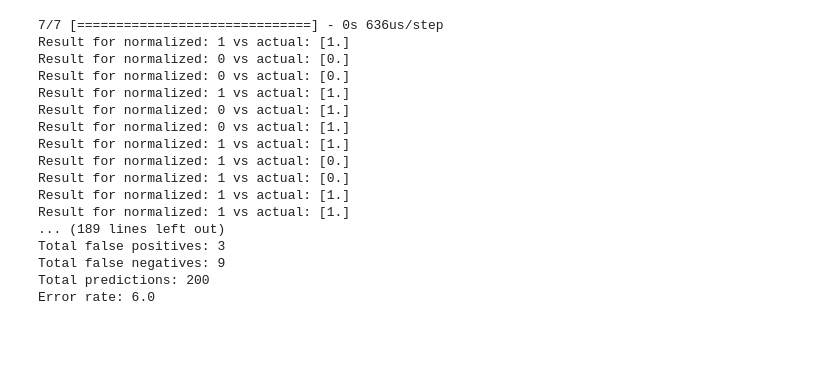
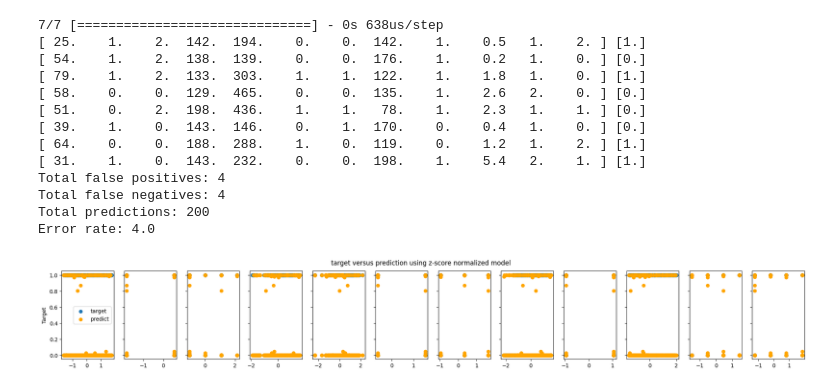
Before and after one commit to Ostralyan/ml, a Jupyter notebook: practice/practice-4-heart-ann.ipynb, the cells around one changed output. Cells and saved outputs as stored; diff of their text form; code cells hidden in the pictures; blank space fills up the shorter version.

```diff
--- a/practice/practice-4-heart-ann.ipynb
+++ b/practice/practice-4-heart-ann.ipynb
@@ -80,11 +80,13 @@ for i, p in enumerate(predictions):
         p = 0
 
     if (p == 1 and y_test[i] == 0):
+        print(X_test[i], y_test[i])
         false_positive += 1
 
     if (p == 0 and y_test[i] == 1):
+        print(X_test[i], y_test[i])
         false_negative += 1
-    print("Result for normalized:", p, "vs actual:", y_train[i])
+    # print("Result for normalized:", p, "vs actual:", y_train[i])
 
 m = len(predictions)
 print("Total false positives:", false_positive)
@@ -92,20 +94,34 @@ print("Total false negatives:", false_negative)
 print("Total predictions:", m)
 print("Error rate:", (false_negative + false_positive) / m * 100)
 # %% [output]
-7/7 [==============================] - 0s 636us/step
-Result for normalized: 1 vs actual: [1.]
-Result for normalized: 0 vs actual: [0.]
-Result for normalized: 0 vs actual: [0.]
-Result for normalized: 1 vs actual: [1.]
-Result for normalized: 0 vs actual: [1.]
-Result for normalized: 0 vs actual: [1.]
-Result for normalized: 1 vs actual: [1.]
-Result for normalized: 1 vs actual: [0.]
-Result for normalized: 1 vs actual: [0.]
-Result for normalized: 1 vs actual: [1.]
-Result for normalized: 1 vs actual: [1.]
-... (189 lines left out)
-Total false positives: 3
-Total false negatives: 9
+7/7 [==============================] - 0s 638us/step
+[ 25.    1.    2.  142.  194.    0.    0.  142.    1.    0.5   1.    2. ] [1.]
+[ 54.    1.    2.  138.  139.    0.    0.  176.    1.    0.2   1.    0. ] [0.]
+[ 79.    1.    2.  133.  303.    1.    1.  122.    1.    1.8   1.    0. ] [1.]
+[ 58.    0.    0.  129.  465.    0.    0.  135.    1.    2.6   2.    0. ] [0.]
+[ 51.    0.    2.  198.  436.    1.    1.   78.    1.    2.3   1.    1. ] [0.]
+[ 39.    1.    0.  143.  146.    0.    1.  170.    0.    0.4   1.    0. ] [0.]
+[ 64.    0.    0.  188.  288.    1.    0.  119.    0.    1.2   1.    2. ] [1.]
+[ 31.    1.    0.  143.  232.    0.    0.  198.    1.    5.4   2.    1. ] [1.]
+Total false positives: 4
+Total false negatives: 4
 Total predictions: 200
-Error rate: 6.0
+Error rate: 4.0
+# %%
+#predict target using normalized features
+m = X_norm.shape[0]
+yp = np.zeros(m)
+for i, p in enumerate(predictions):
+    yp[i] = p
+
+    # plot predictions and targets versus original features
+fig, ax = plt.subplots(1,12,figsize=(25, 3),sharey=True)
+for i in range(len(ax)):
+    ax[i].scatter(X_norm[:,i],y_train, label = 'target')
+    # ax[i].set_xlabel(X_features[i])
+    ax[i].scatter(X_norm[:,i], yp, color="orange", label = 'predict')
+ax[0].set_ylabel("Target"); ax[0].legend()
+fig.suptitle("target versus prediction using z-score normalized model")
+plt.show()
+# %% [output]
+[figure, added]
```
Also changed, not shown: parts of 1 cell of this notebook, 4 other files.
